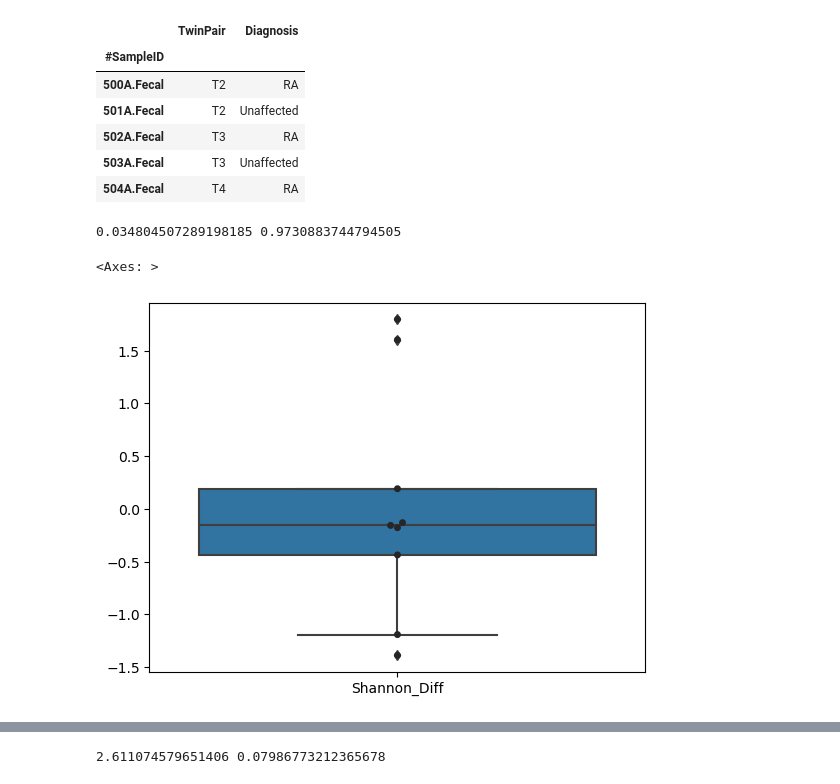
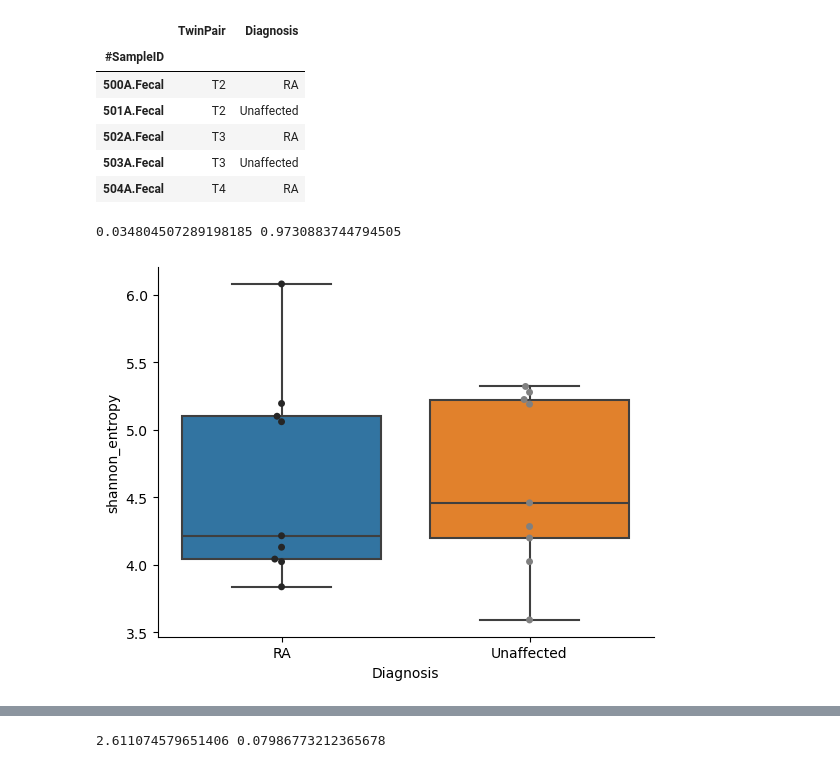
Before and after one commit to kbpi314/twinsra, a Jupyter notebook: code/twinsra_v4_shotgun.ipynb, the cells around one changed output, grey strips where cells are left out. Cells and saved outputs as stored; diff of their text form; code cells hidden in the pictures.

```diff
--- a/code/twinsra_v4_shotgun.ipynb
+++ b/code/twinsra_v4_shotgun.ipynb
@@ -42,30 +46,36 @@ df_map.head()
 # %%
 # paired shannon diversity difference from 0
 # this is from shannon_significance.qzv -> download as tsv
 df_alpha = pd.read_csv(path + 'outputs/jobs08/alpha_shannon.tsv', sep='\t', index_col=0)
 
 # drop unnecessary rows and cols
 df_alpha = df_alpha.drop('#q2:types')
 df_alpha = df_alpha.drop('Separate', axis=1)
 
 # get paired per twin pair
 pair_to_diff = {}
 for p in list(df_alpha.TwinPair.values):
     df = df_alpha[df_alpha['TwinPair'] == p]
     alpha_UA = float(df[df['Diagnosis'] == 'Unaffected']['shannon_entropy'].values)
     alpha_RA = float(df[df['Diagnosis'] == 'RA']['shannon_entropy'].values)
     pair_to_diff[p] = alpha_RA - alpha_UA
 
 df_paired_alpha = pd.DataFrame.from_dict(pair_to_diff, orient='index', columns=['Shannon_Diff'])
 
 # one-sided t-test, n.s.; RA-UA values
 t, p = scipy.stats.ttest_1samp(df_paired_alpha['Shannon_Diff'],popmean=0)
 print(t, p)
 
-# boxplot
-sns.boxplot(data=df_paired_alpha)
-sns.swarmplot(data=df_paired_alpha, palette='dark:grey')
+# boxplot of differences
+#sns.boxplot(data=df_paired_alpha)
+#sns.swarmplot(data=df_paired_alpha, palette='dark:grey')
+#sns.despine()
+
+# separate
+df_alpha['shannon_entropy'] = df_alpha['shannon_entropy'].map(lambda x: float(x))
+ax = sns.boxplot(data=df_alpha, x='Diagnosis', y='shannon_entropy')
+sns.swarmplot(data=df_alpha, x='Diagnosis', y='shannon_entropy', palette='dark:grey')
+sns.despine()
 # %% [output]
 0.034804507289198185 0.9730883744794505
-<Axes: >
-[figure, old version]
+[figure, new version]
```
Also changed, not shown: parts of 40 cells of this notebook.
